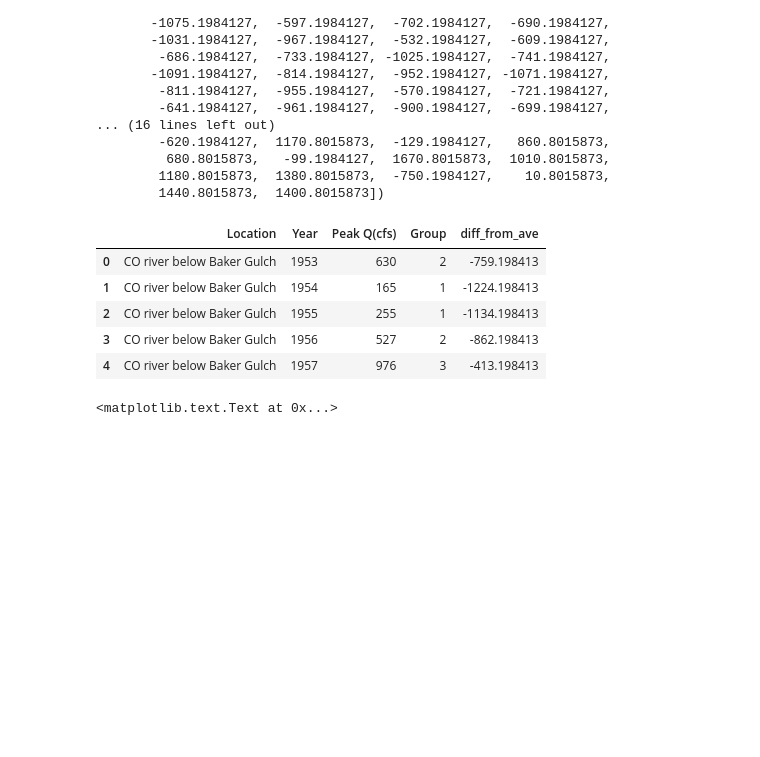
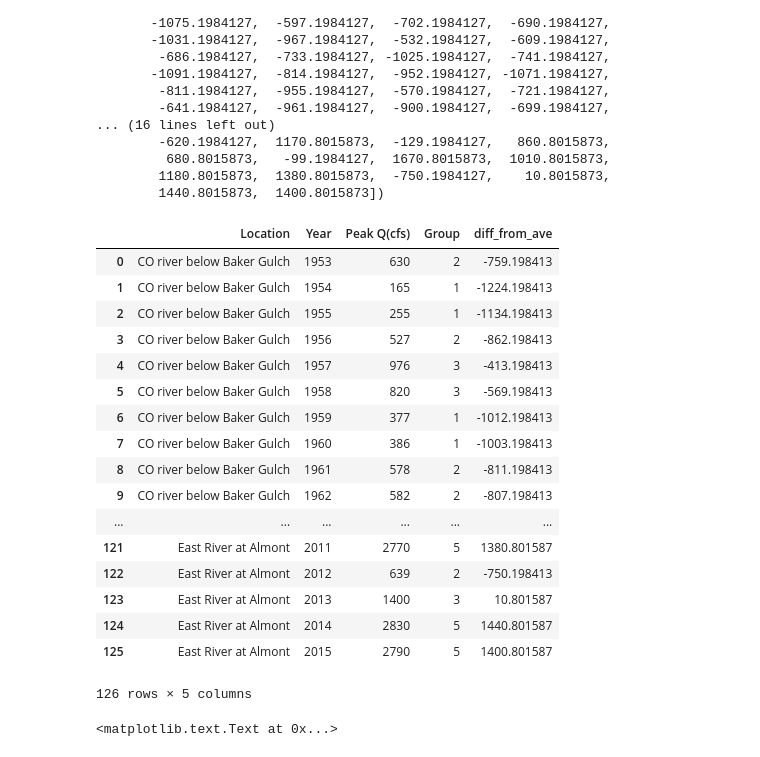
Before and after one commit to marckaylor/STA-Final-Project, a Jupyter notebook: FinalProject.ipynb, the cells around one changed output. Saved outputs shown, nothing was run; the diff lists cells and outputs as text; code cells hidden in the pictures; blank space fills up the shorter version.

```diff
--- a/FinalProject.ipynb
+++ b/FinalProject.ipynb
@@ -291,14 +291,26 @@ array([ -759.1984127, -1224.1984127, -1134.1984127,  -862.1984127,
         1440.8015873,  1400.8015873])
 # %%
 QDrop["diff_from_ave"] = Qdiff
-QDrop.head()
+QDrop
 # %% [output]
 |  | Location | Year | Peak Q(cfs) | Group | diff_from_ave |
 | 0 | CO river below Baker Gulch | 1953 | 630 | 2 | -759.198413 |
 | 1 | CO river below Baker Gulch | 1954 | 165 | 1 | -1224.198413 |
 | 2 | CO river below Baker Gulch | 1955 | 255 | 1 | -1134.198413 |
 | 3 | CO river below Baker Gulch | 1956 | 527 | 2 | -862.198413 |
 | 4 | CO river below Baker Gulch | 1957 | 976 | 3 | -413.198413 |
+| 5 | CO river below Baker Gulch | 1958 | 820 | 3 | -569.198413 |
+| 6 | CO river below Baker Gulch | 1959 | 377 | 1 | -1012.198413 |
+| 7 | CO river below Baker Gulch | 1960 | 386 | 1 | -1003.198413 |
+| 8 | CO river below Baker Gulch | 1961 | 578 | 2 | -811.198413 |
+| 9 | CO river below Baker Gulch | 1962 | 582 | 2 | -807.198413 |
+| ... | ... | ... | ... | ... | ... |
+| 121 | East River at Almont | 2011 | 2770 | 5 | 1380.801587 |
+| 122 | East River at Almont | 2012 | 639 | 2 | -750.198413 |
+| 123 | East River at Almont | 2013 | 1400 | 3 | 10.801587 |
+| 124 | East River at Almont | 2014 | 2830 | 5 | 1440.801587 |
+| 125 | East River at Almont | 2015 | 2790 | 5 | 1400.801587 |
+126 rows × 5 columns
 # %%
 sns.set_context("notebook", font_scale=1.1)
 sns.set_style("ticks")
```
Also changed, not shown: parts of 2 cells of this notebook.
